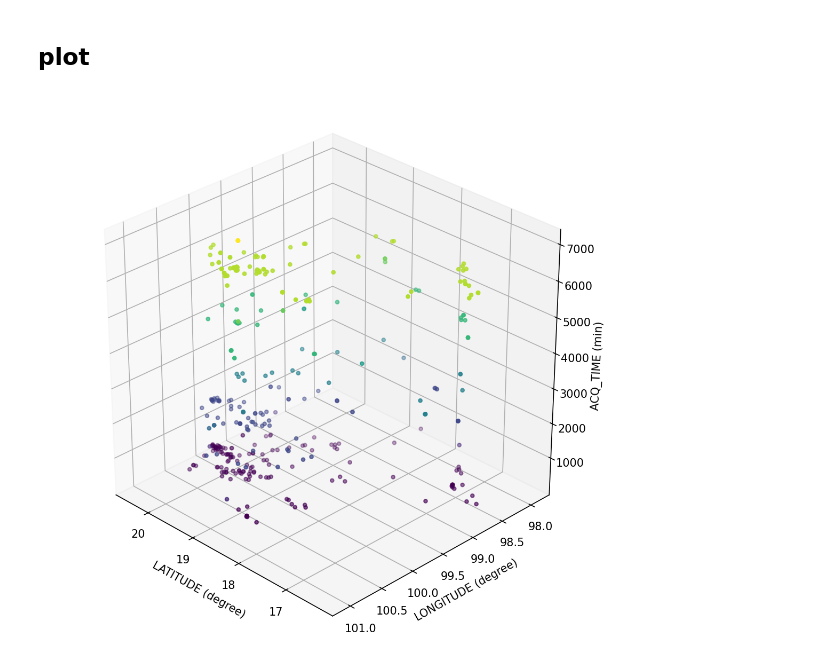
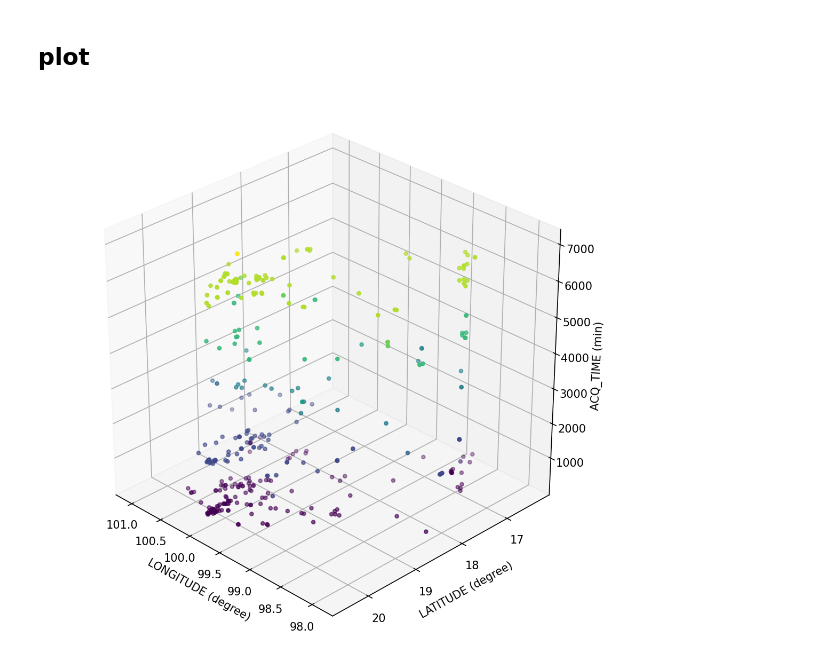
Before and after one commit to WITSANUKHA/GEOS_DATA_SCI_ANAL, a Jupyter notebook: Pandas EDID.ipynb, the cells around one changed output. Drawn from its saved outputs; the diff is of its cells as text; code cells hidden in the pictures.

```diff
--- a/Pandas EDID.ipynb
+++ b/Pandas EDID.ipynb
@@ -140,11 +140,11 @@ plt.rcParams['figure.dpi']=150
 ## plot
 # %%
 plot3d = plt.figure().gca(projection='3d')
-plot3d.scatter(pivot.LATITUDE,pivot.LONGITUDE,pivot.Total_MIN,s=10,c=pivot.Total_MIN) #ขนาดจุด 10 และสีตาม pivot.Total_MIN
-plot3d.set_xlabel('LATITUDE (degree)')
-plot3d.set_ylabel('LONGITUDE (degree)')
+plot3d.scatter(pivot.LONGITUDE,pivot.LATITUDE,pivot.Total_MIN,s=10,c=pivot.Total_MIN) #ขนาดจุด 10 และสีตาม pivot.Total_MIN
+plot3d.set_xlabel('LONGITUDE (degree)')
+plot3d.set_ylabel('LATITUDE (degree)')
 plot3d.set_zlabel('ACQ_TIME (min)')
 plot3d.view_init(azim=135) #แสดงกราฟที่มุม 135 องศา
 plt.show()
 # %% [output]
-[figure, old version]
+[figure, new version]
```
